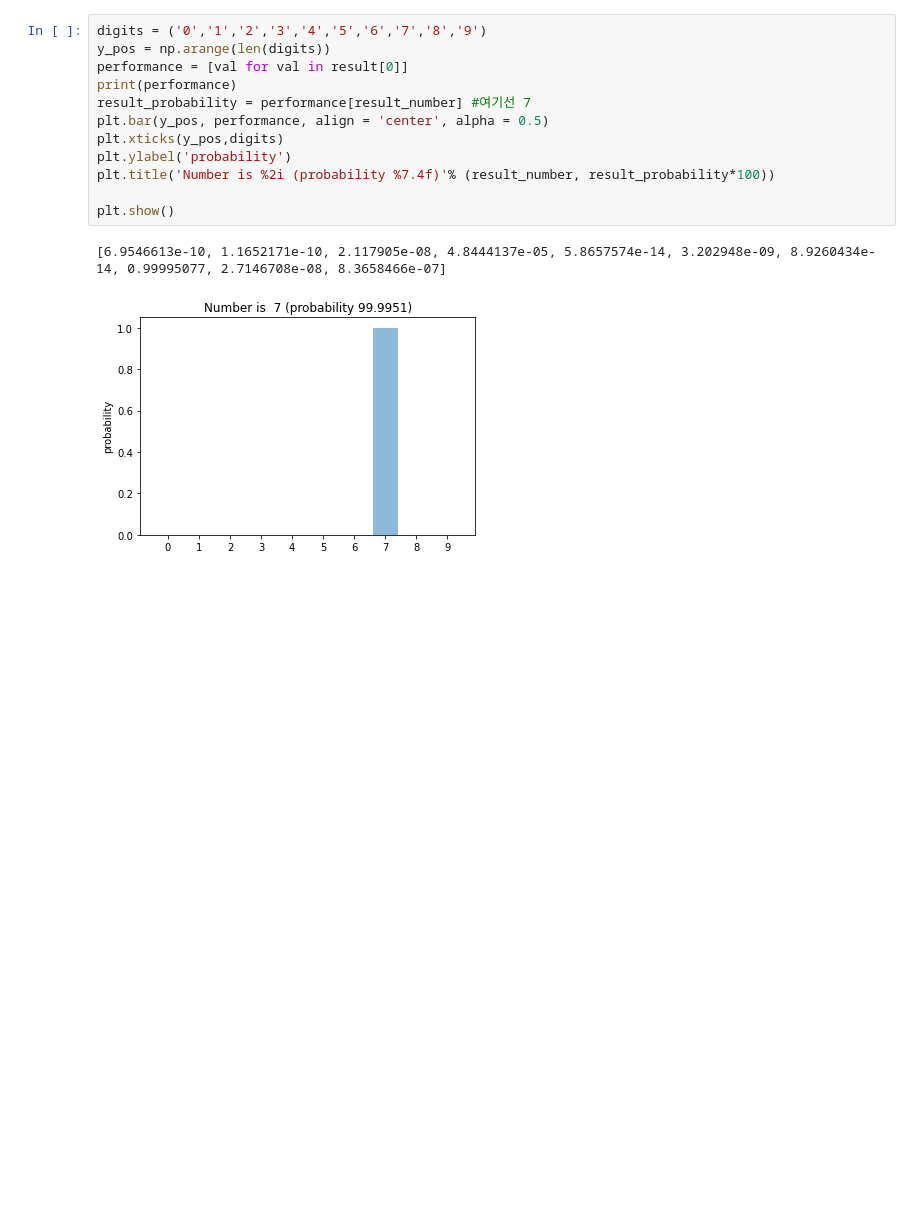
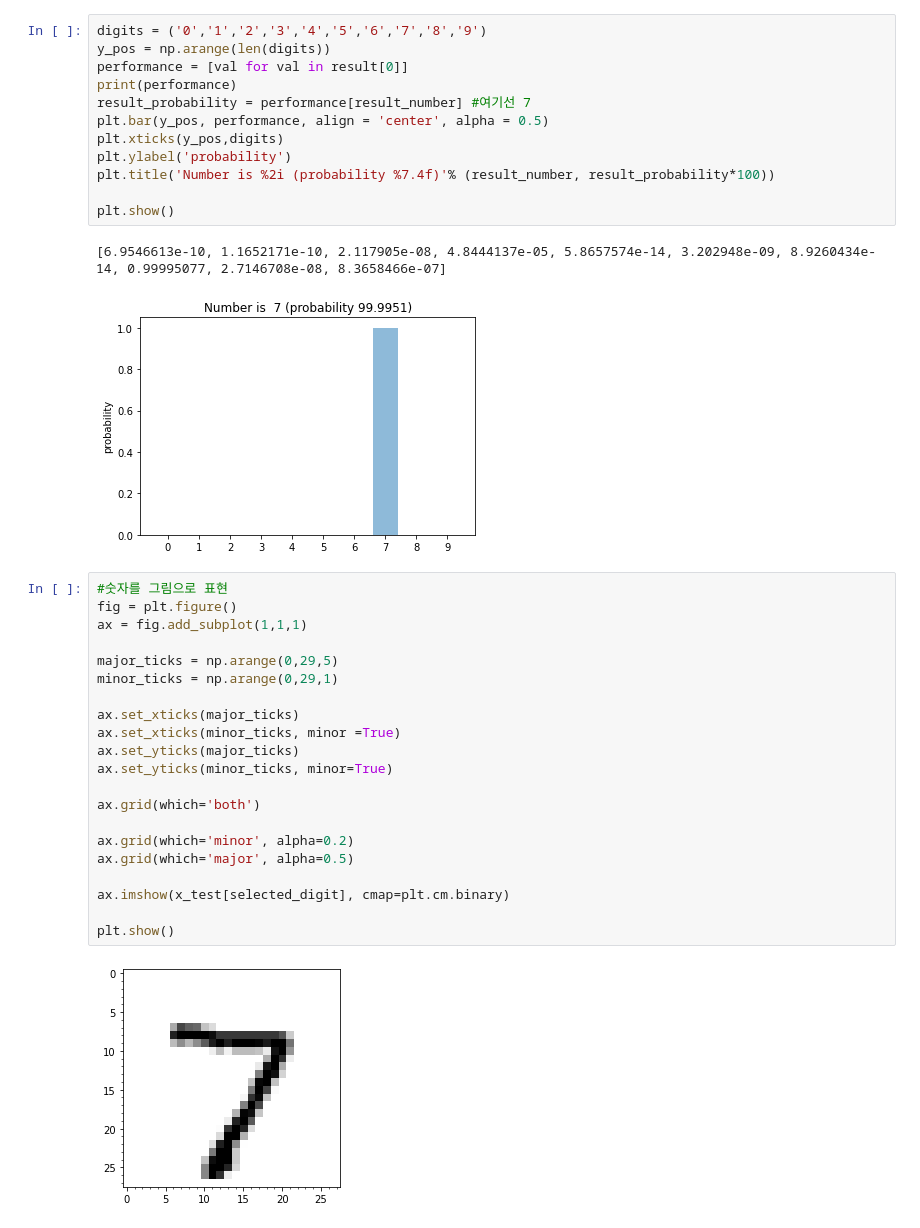
Before and after one commit to duhee01/MNIST_model, a Jupyter notebook: mnist_model.ipynb, the cells around one changed output. Cells and saved outputs as stored; diff of their text form; blank space fills up the shorter version.

```diff
--- a/mnist_model.ipynb
+++ b/mnist_model.ipynb
@@ -121,3 +121,26 @@ plt.show()
 # %% [output]
 [6.9546613e-10, 1.1652171e-10, 2.117905e-08, 4.8444137e-05, 5.8657574e-14, 3.202948e-09, 8.9260434e-14, 0.99995077, 2.7146708e-08, 8.3658466e-07]
 [figure]
+# %%
+#숫자를 그림으로 표현
+fig = plt.figure()
+ax = fig.add_subplot(1,1,1)
+
+major_ticks = np.arange(0,29,5)
+minor_ticks = np.arange(0,29,1)
+
+ax.set_xticks(major_ticks)
+ax.set_xticks(minor_ticks, minor =True)
+ax.set_yticks(major_ticks)
+ax.set_yticks(minor_ticks, minor=True)
+
+ax.grid(which='both')
+
+ax.grid(which='minor', alpha=0.2)
+ax.grid(which='major', alpha=0.5)
+
+ax.imshow(x_test[selected_digit], cmap=plt.cm.binary)
+
+plt.show()
+# %% [output]
+[figure, added]
```
Also changed, not shown: parts of 1 cell of this notebook.
